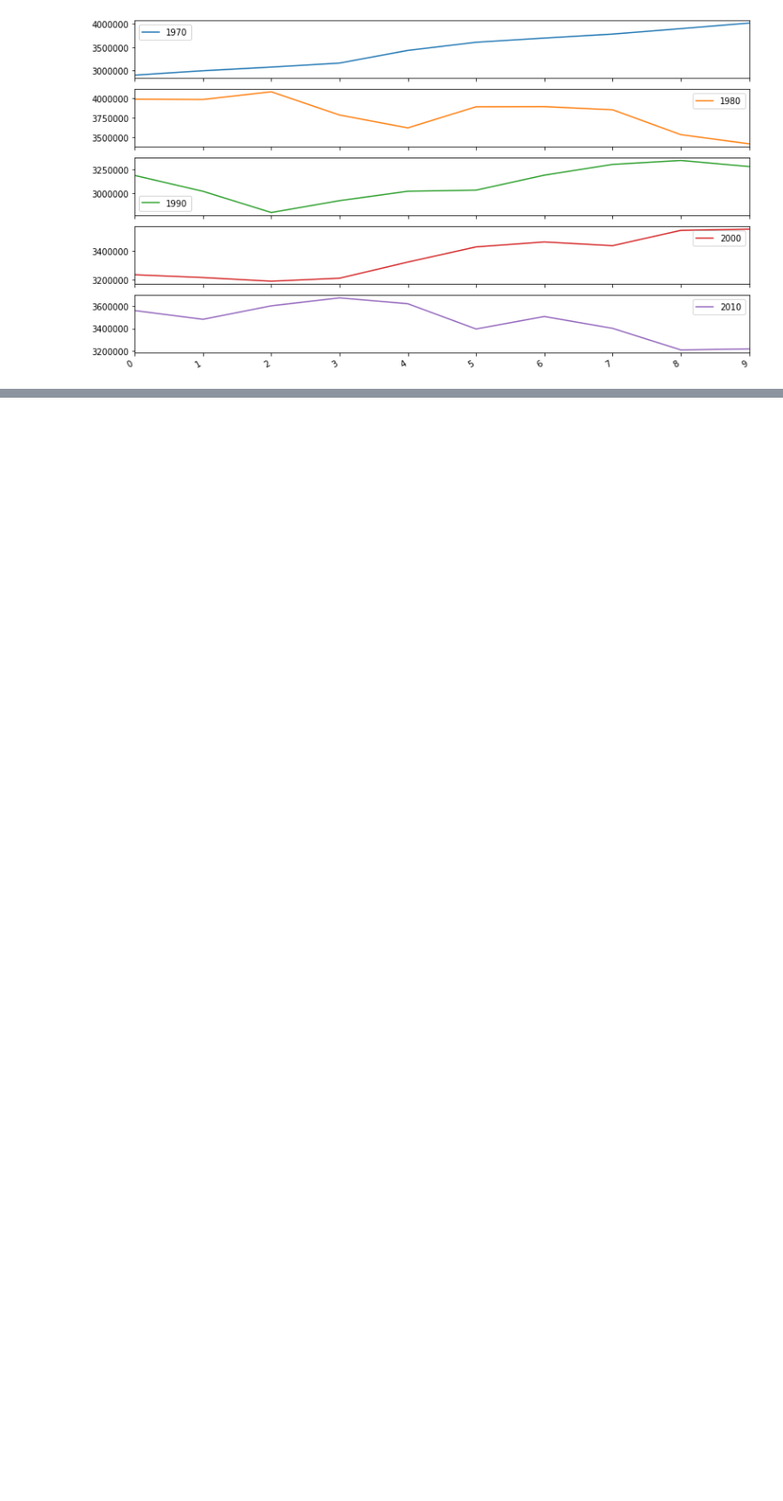
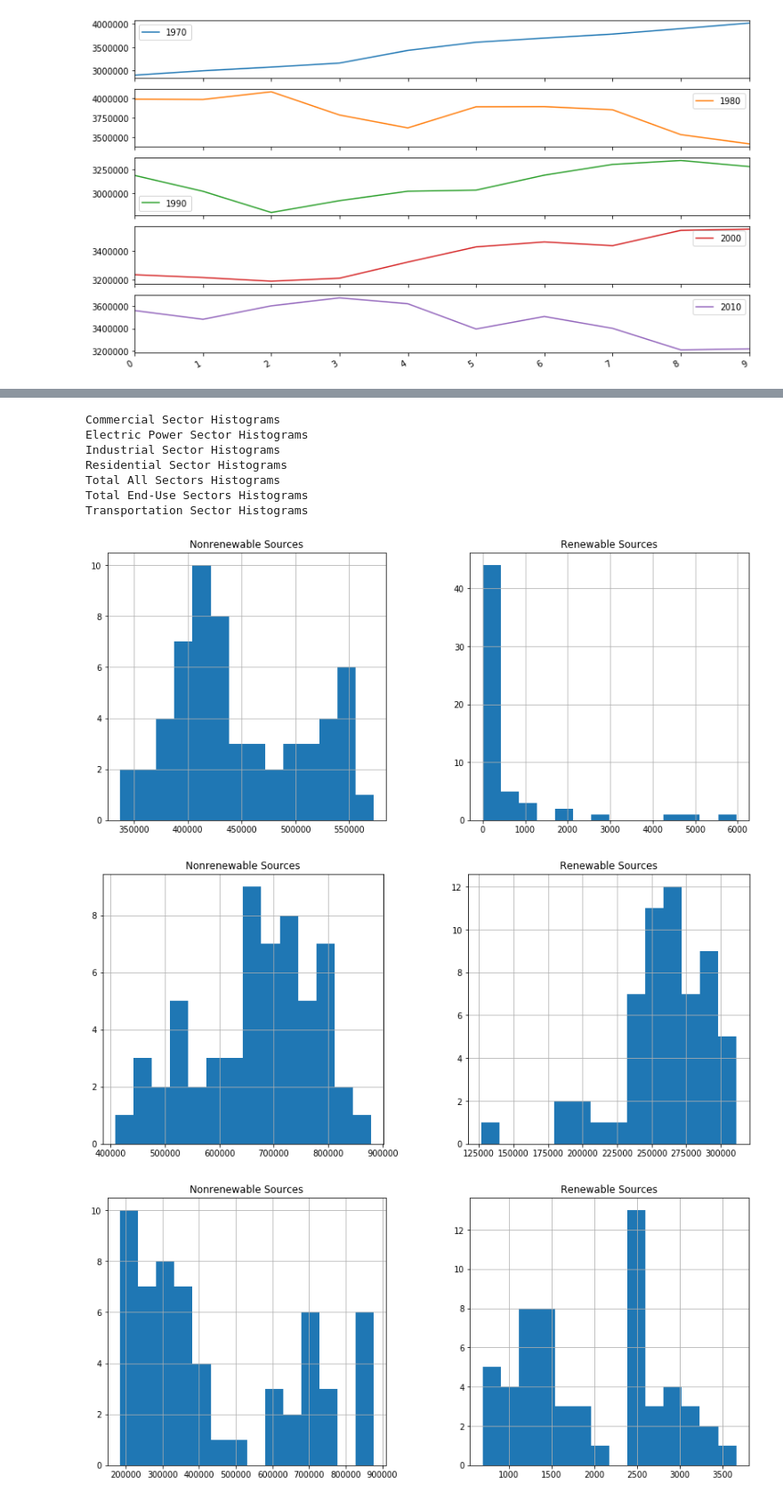
Before and after one commit to msanchez-ayala/energy-consumption, a Jupyter notebook: eda_modeling_experimentation.ipynb, the cells around one changed output, grey strips where cells are left out. Shown at 89% size. Cells and saved outputs as stored; diff of their text form; code cells hidden in the pictures; blank space fills up the shorter version.

Commit message:
add hists, kde, and stationarity tests

```diff
--- a/eda_modeling_experimentation.ipynb
+++ b/eda_modeling_experimentation.ipynb
@@ -143,0 +192,16 @@ fig.show()
+# %%
+for sector in sectors:
+    sector_df = dataframes[sector]
+    print(sector, 'Histograms')
+    sector_df[['Renewable Sources', 'Nonrenewable Sources']].hist(figsize = (14,6), bins= 14, );
+# %% [output]
+Commercial Sector Histograms
+Electric Power Sector Histograms
+Industrial Sector Histograms
+Residential Sector Histograms
+Total All Sectors Histograms
+Total End-Use Sectors Histograms
+Transportation Sector Histograms
+[figure, added]
+[figure, added]
+[figure, added]
```
Also changed, not shown: parts of 34 cells of this notebook.
